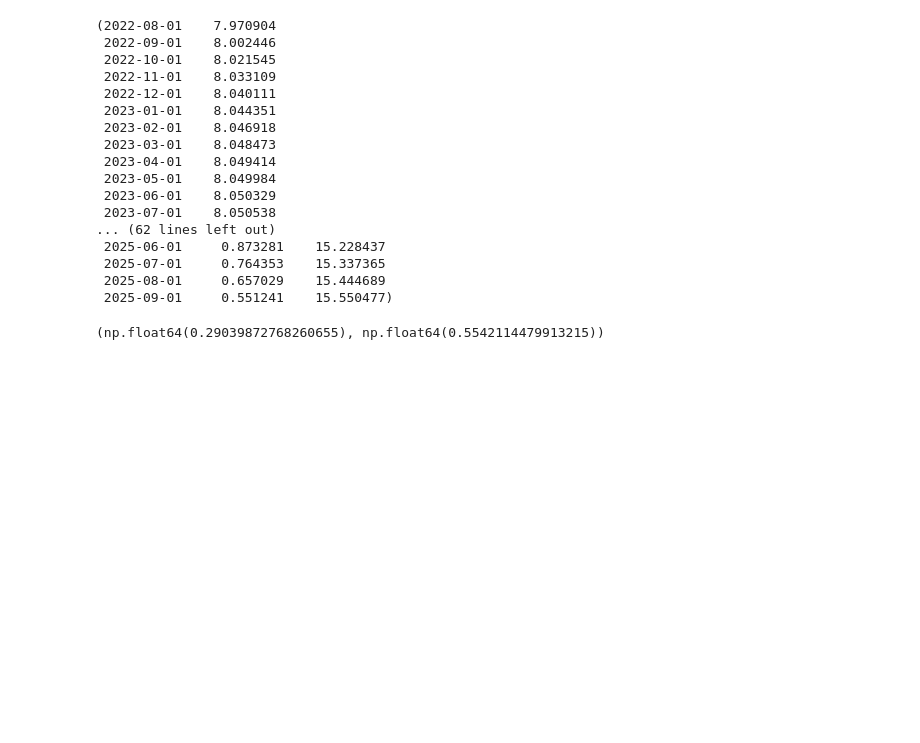
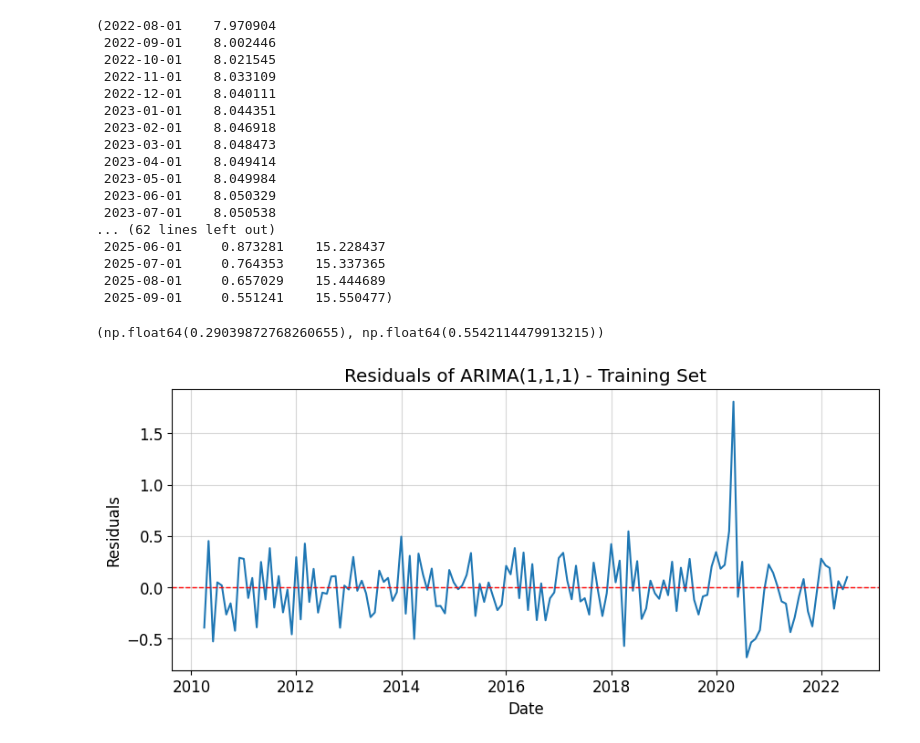
Before and after one commit to Bharragan/AST_Henriquez_Ortiz_Assignment_2, a Jupyter notebook: notebooks/real_series2.ipynb, the cells around one changed output. Drawn from its saved outputs; the diff is of its cells as text; code cells hidden in the pictures; blank space fills up the shorter version.

Commit message:
feat: Add ARIMA residuals analysis for real 'Desempleo' series.

```diff
--- a/notebooks/real_series2.ipynb
+++ b/notebooks/real_series2.ipynb
@@ -240,3 +228,16 @@ rmse_test = np.sqrt(
 rmse_train, rmse_test
 # %% [output]
 (np.float64(0.29039872768260655), np.float64(0.5542114479913215))
+# %%
+resid = model_train.resid.iloc[1:]
+
+plt.figure(figsize=(10,4))
+plt.plot(resid)
+plt.title("Residuals of ARIMA(1,1,1) - Training Set")
+plt.xlabel("Date")
+plt.ylabel("Residuals")
+plt.axhline(0, color='red', linestyle='--', linewidth=1) # Línea en cero de referencia
+plt.grid(True)
+plt.show()
+# %% [output]
+[figure, added]
```
Also changed, not shown: parts of 6 cells of this notebook.
